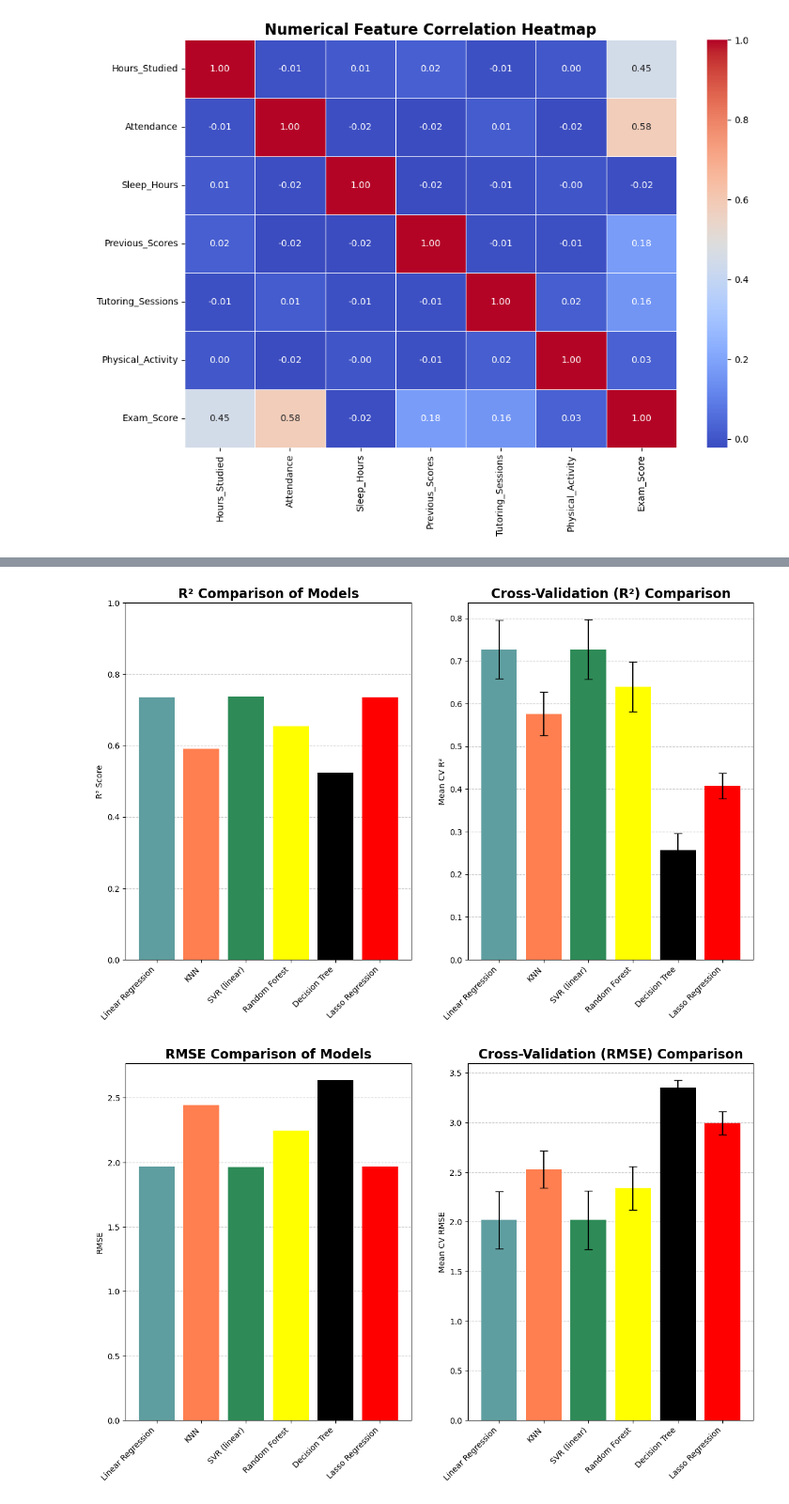
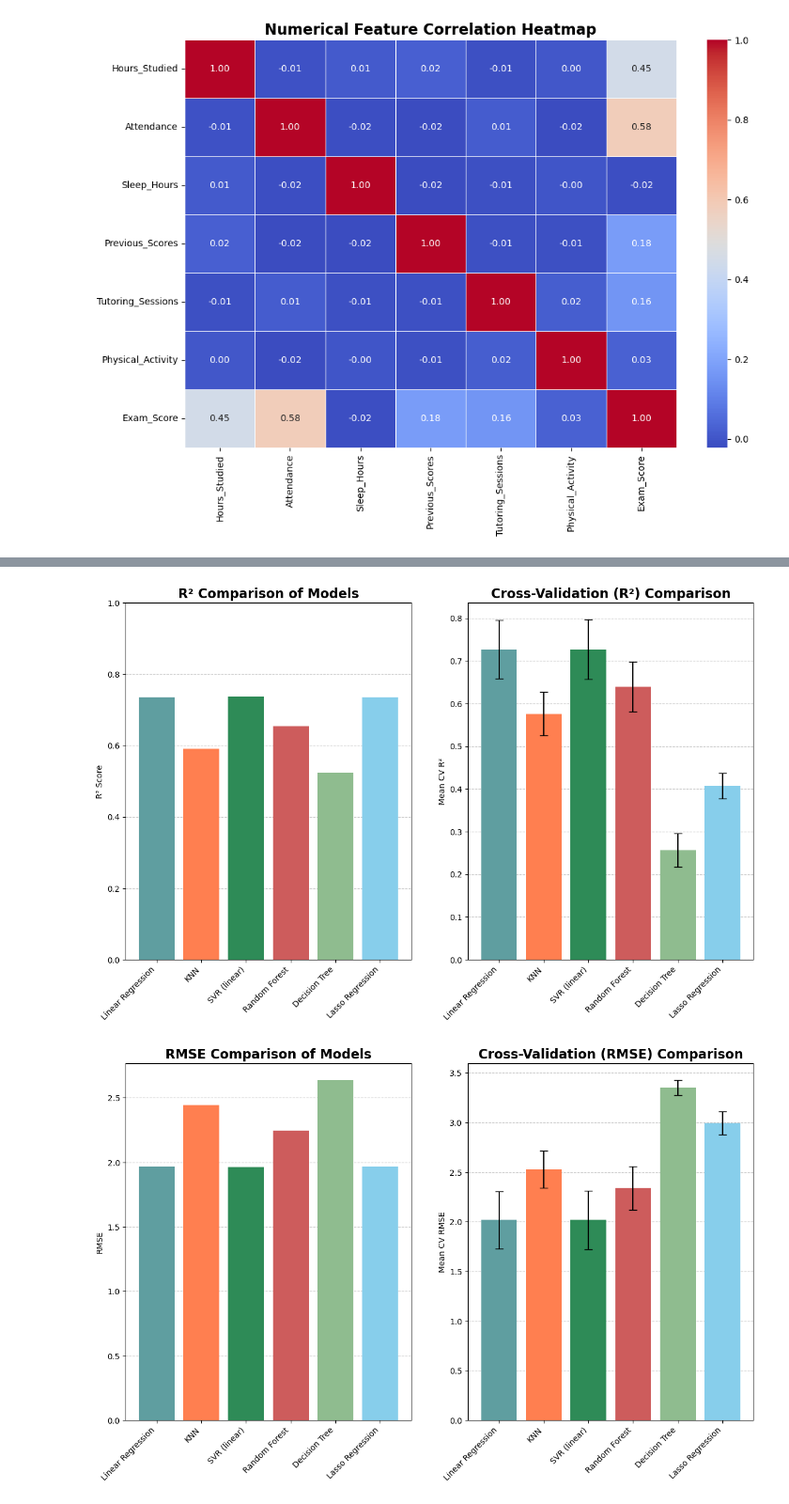
Before and after one commit to LiisiKoitjarv/G5-StudentPerformance, a Jupyter notebook: notebooks/G5Main.ipynb, the cells around one changed output, grey strips where cells are left out. Shown at 94% size. Cells and saved outputs as stored; diff of their text form; code cells hidden in the pictures.

Commit message:
updating some colors

```diff
--- a/notebooks/G5Main.ipynb
+++ b/notebooks/G5Main.ipynb
@@ -1239,7 +1240,7 @@ cv_stds_r2 = [scores_LR.std(), scores_KNN.std(), svr_linear_scores_r2.std(), cvS
 plt.figure(figsize=(14,8))
 
 plt.subplot(1,2,1)
-plt.bar(summary["Model"], summary["R²"], color=["cadetblue", "coral", "seagreen", "yellow", "black", "red"])
+plt.bar(summary["Model"], summary["R²"], color=["cadetblue", "coral", "seagreen", "indianred", "darkseagreen", "skyblue"])
 plt.title("R² Comparison of Models", fontsize=16, fontweight="bold")
 plt.ylabel("R² Score")
 plt.ylim(0, 1)
@@ -1249,7 +1250,7 @@ ax.set_axisbelow(True)
 plt.xticks(rotation=45, ha='right')
 
 plt.subplot(1,2,2)
-plt.bar(summary["Model"], cv_means_r2, yerr=cv_stds_r2, capsize=5, color=["cadetblue", "coral", "seagreen", "yellow", "black", "red"])
+plt.bar(summary["Model"], cv_means_r2, yerr=cv_stds_r2, capsize=5, color=["cadetblue", "coral", "seagreen", "indianred", "darkseagreen", "skyblue"])
 plt.title("Cross-Validation (R²) Comparison", fontsize=16, fontweight='bold')
 plt.ylabel("Mean CV R²")
 ax = plt.gca()
@@ -1258,32 +1259,32 @@ ax.set_axisbelow(True)
 plt.xticks(rotation=45, ha='right')
 plt.show()
 # %% [output]
-[figure, old version]
+[figure, new version]
 # %%
 cv_means_rmse = [rmse_scores_LR.mean(), rmse_scores_KNN.mean(), svr_linear_scores_rmse.mean(), np.sqrt(-cvScoresMseRF.mean()), np.sqrt(-cvScoresMseDT.mean()), np.sqrt(-cvScoresMseLR.mean())]
 cv_stds_rmse = [rmse_scores_LR.std(), rmse_scores_KNN.std(), svr_linear_scores_rmse.std(), np.sqrt(-cvScoresMseRF).std(), np.sqrt(-cvScoresMseDT).std(), np.sqrt(-cvScoresMseLR).std()]
 plt.figure(figsize=(14,8))
 
 plt.subplot(1,2,1)
-plt.bar(summary["Model"], summary["RMSE"], color=["cadetblue", "coral", "seagreen", "yellow", "black", "red"])
+plt.bar(summary["Model"], summary["RMSE"], color=["cadetblue", "coral", "seagreen", "indianred", "darkseagreen", "skyblue"])
 plt.title("RMSE Comparison of Models", fontsize=16, fontweight="bold")
 plt.ylabel("RMSE")
 ax = plt.gca()
 plt.grid(axis='y', linestyle='--', alpha=0.7)
 ax.set_axisbelow(True)
 plt.xticks(rotation=45, ha='right')
 
 plt.subplot(1,2,2)
-plt.bar(summary["Model"], cv_means_rmse, yerr=cv_stds_rmse, capsize=5, color=["cadetblue", "coral", "seagreen", "yellow", "black", "red"])
+plt.bar(summary["Model"], cv_means_rmse, yerr=cv_stds_rmse, capsize=5, color=["cadetblue", "coral", "seagreen", "indianred", "darkseagreen", "skyblue"])
 plt.title("Cross-Validation (RMSE) Comparison", fontsize=16, fontweight='bold')
 plt.ylabel("Mean CV RMSE")
 ax = plt.gca()
 plt.grid(axis='y', linestyle='--', alpha=0.7)
 ax.set_axisbelow(True)
 plt.xticks(rotation=45, ha='right')
 plt.show()
 # %% [output]
-[figure, old version]
+[figure, new version]
 # %%
 x = np.arange(len(summary["Model"]))
 width = 0.35
```
Also changed, not shown: parts of 9 cells of this notebook.
